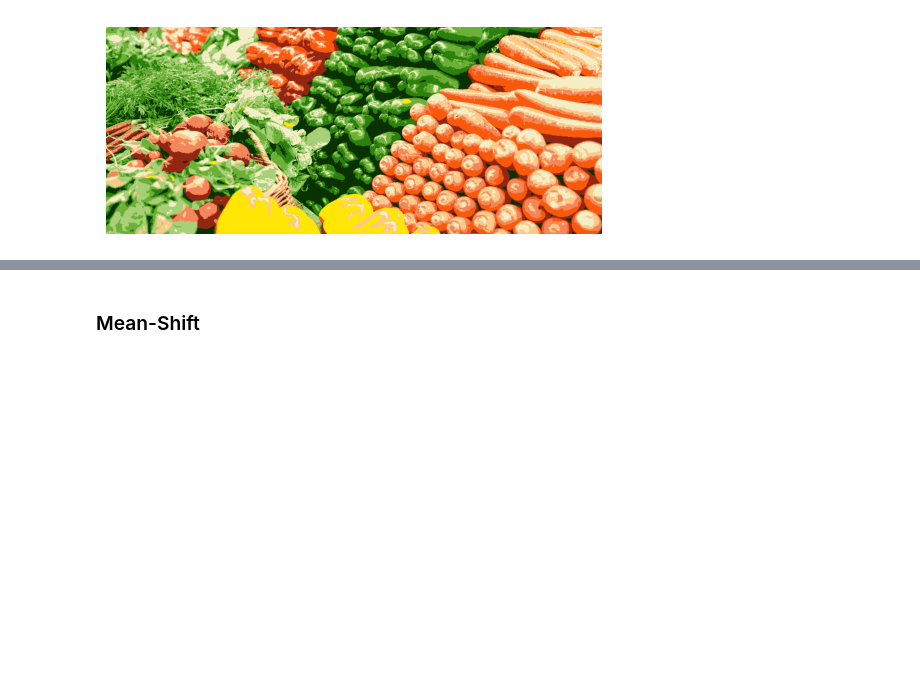
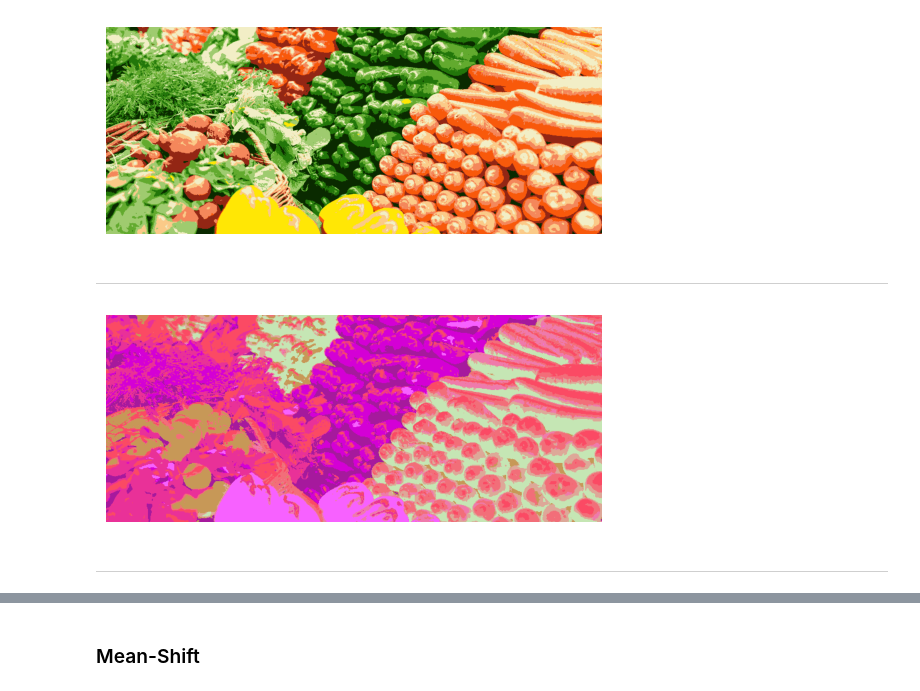
Before and after one commit to Computer-Vision-Spring-2024/exVision-FeatureCraft, a Jupyter notebook: Task4_CV_Up_to_K-means & mean_shift/thresholding.ipynb, the cells around one changed output, grey strips where cells are left out. Cells and saved outputs as stored; diff of their text form; code cells hidden in the pictures; blank space fills up the shorter version.

```diff
--- a/Task4_CV_Up_to_K-means & mean_shift/thresholding.ipynb
+++ b/Task4_CV_Up_to_K-means & mean_shift/thresholding.ipynb
@@ -395,3 +374,5 @@ plt.axis('off')
 plt.show()
 # %% [output]
 [figure]
+# %% [markdown]
+----
@@ -397,0 +381,14 @@ plt.show()
+# %%
+luv_image = map_rgb_luv(test_image_3)
+centroids,labels = kmeans_segmentation(luv_image, 10,10,centroids_optimization=False, include_spatial_seg= False)
+# %%
+output  = centroids[labels]
+output  = output.reshape(luv_image.shape)
+output = (output - output.min()) / (output.max() - output.min())
+plt.imshow(output)
+plt.axis('off')
+plt.show()
+# %% [output]
+[figure, added]
+# %% [markdown]
+----
```
Also changed, not shown: parts of 17 cells of this notebook, 1 other file.
